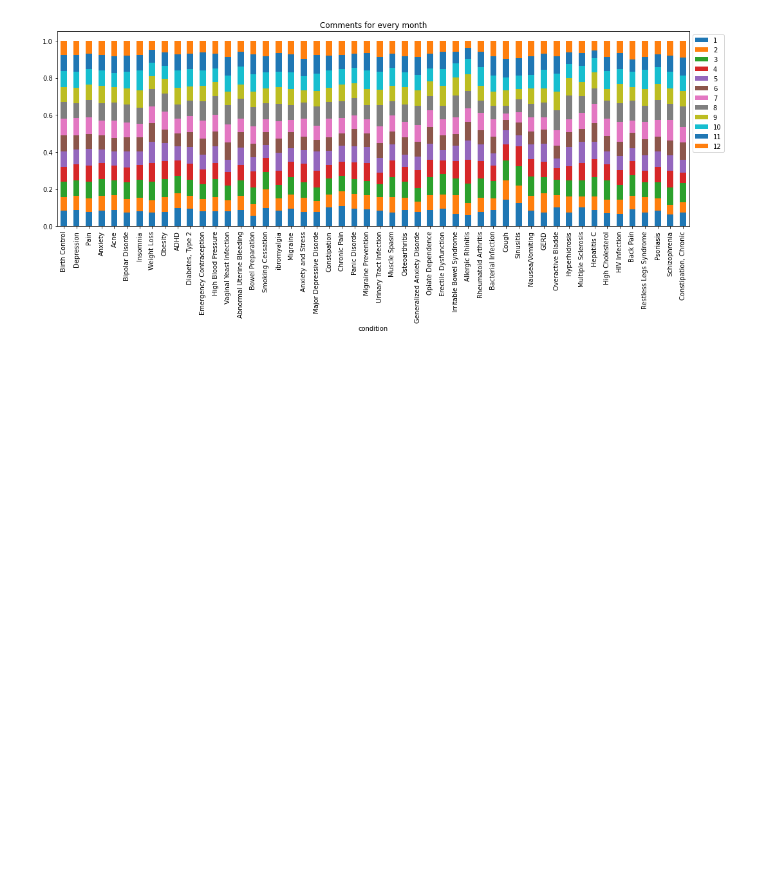
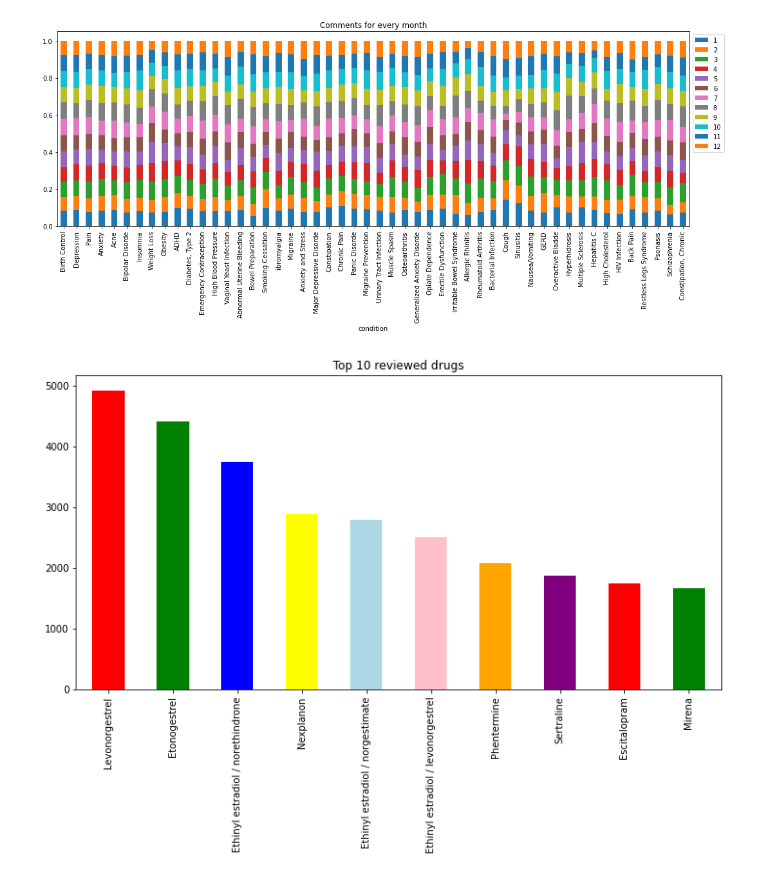
Before and after one commit to khushbooekhande/DrugRecommendationSystem, a Jupyter notebook: DrugReview_DataAnalysis.ipynb, the cells around one changed output. Cells and saved outputs as stored; diff of their text form; code cells hidden in the pictures; blank space fills up the shorter version.

Commit message:
Adding visualizaton of drug names and ratings.

```diff
--- a/DrugReview_DataAnalysis.ipynb
+++ b/DrugReview_DataAnalysis.ipynb
@@ -217,3 +233,7 @@ plt.tight_layout()
 plt.savefig("CommentsMonth.png")
 # %% [output]
 [figure]
+# %%
+plot = data.drugName.value_counts().nlargest(10).plot(kind='bar', title="Top 10 reviewed drugs", figsize=(12,6), color = color)
+# %% [output]
+[figure, added]
```
Also changed, not shown: parts of 10 cells of this notebook.
